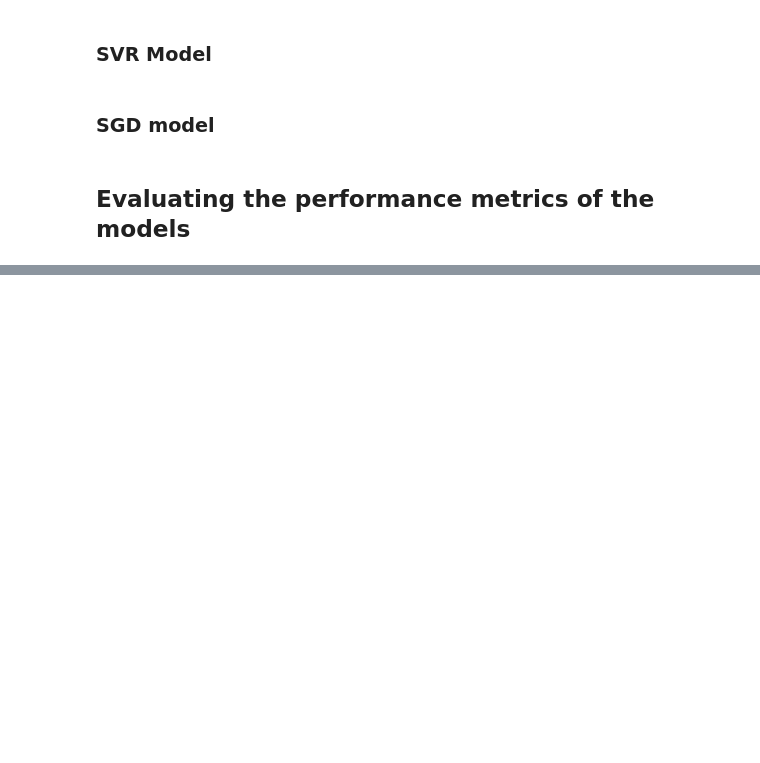
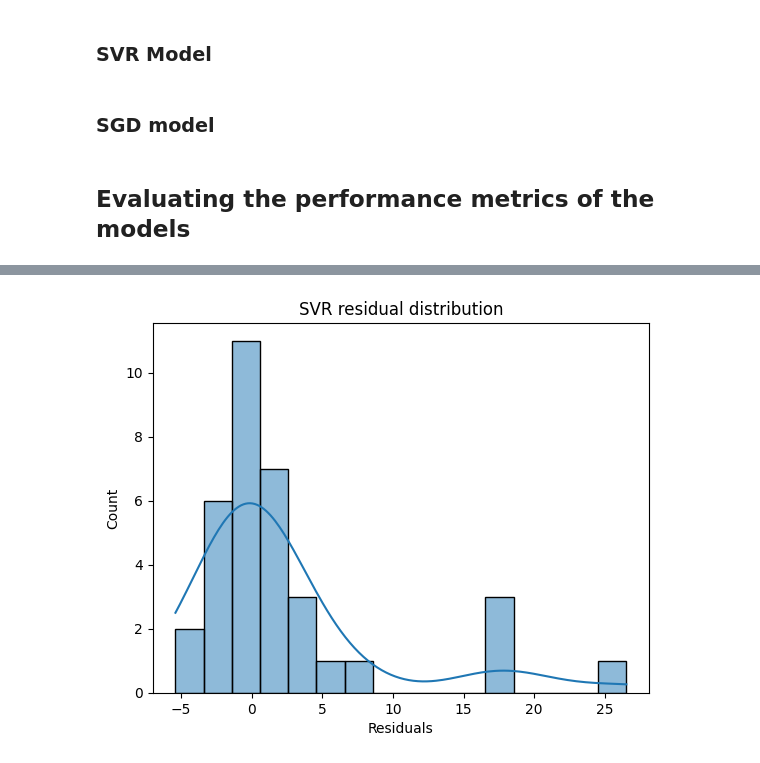
Before and after one commit to oakerekan/Bayes---Hamoye---Remittance-Pattern-and-Economic-development, a Jupyter notebook: 04. Remittance_Patterns_Modelling.ipynb, the cells around one changed output, grey strips where cells are left out. Saved outputs shown, nothing was run; the diff lists cells and outputs as text; code cells hidden in the pictures; blank space fills up the shorter version.

```diff
--- a/04. Remittance_Patterns_Modelling.ipynb
+++ b/04. Remittance_Patterns_Modelling.ipynb
@@ -416,0 +336,11 @@ Test set loss:, 0.014249
+# %%
+# Compute the residuals for SVR model
+svr_resids = y_test - svr_preds
+# Plot the histogram of SVR residual distribution
+sns.histplot(svr_resids, kde=True)
+plt.xlabel('Residuals')
+plt.title('SVR residual distribution')
+
+plt.show()
+# %% [output]
+[figure, added]
```
Also changed, not shown: parts of 41 cells of this notebook.
